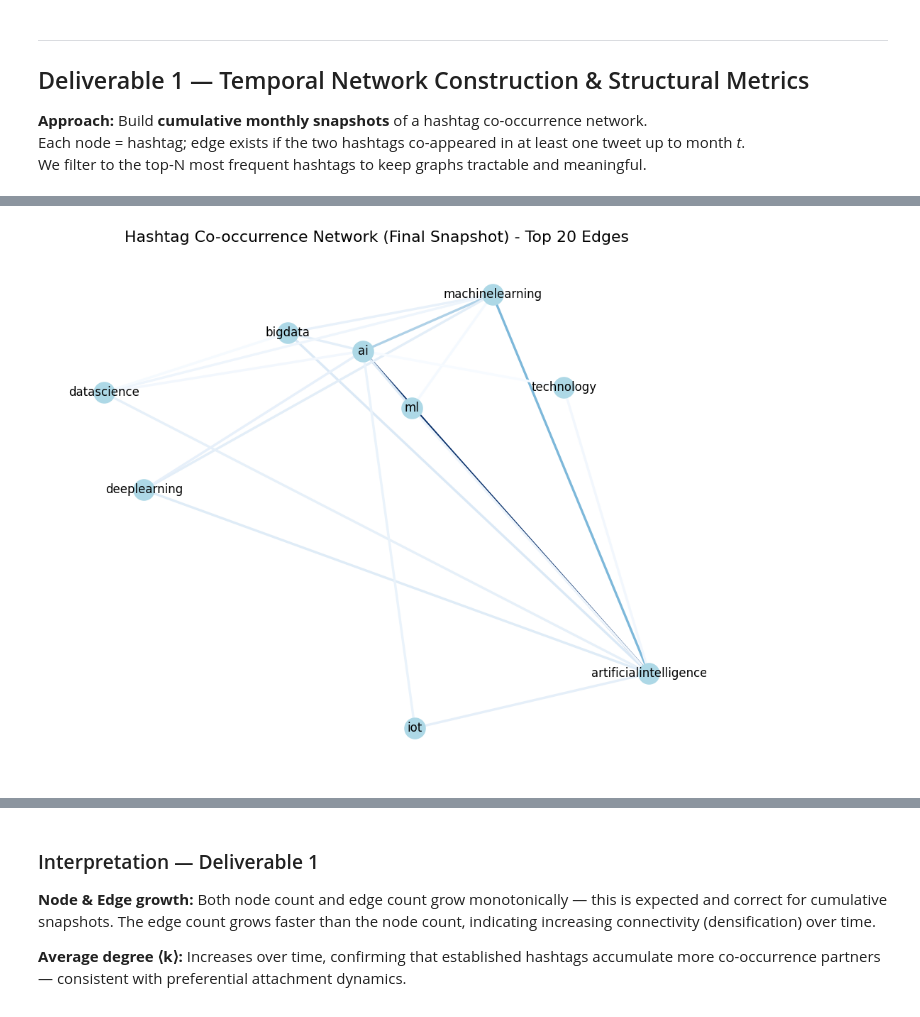
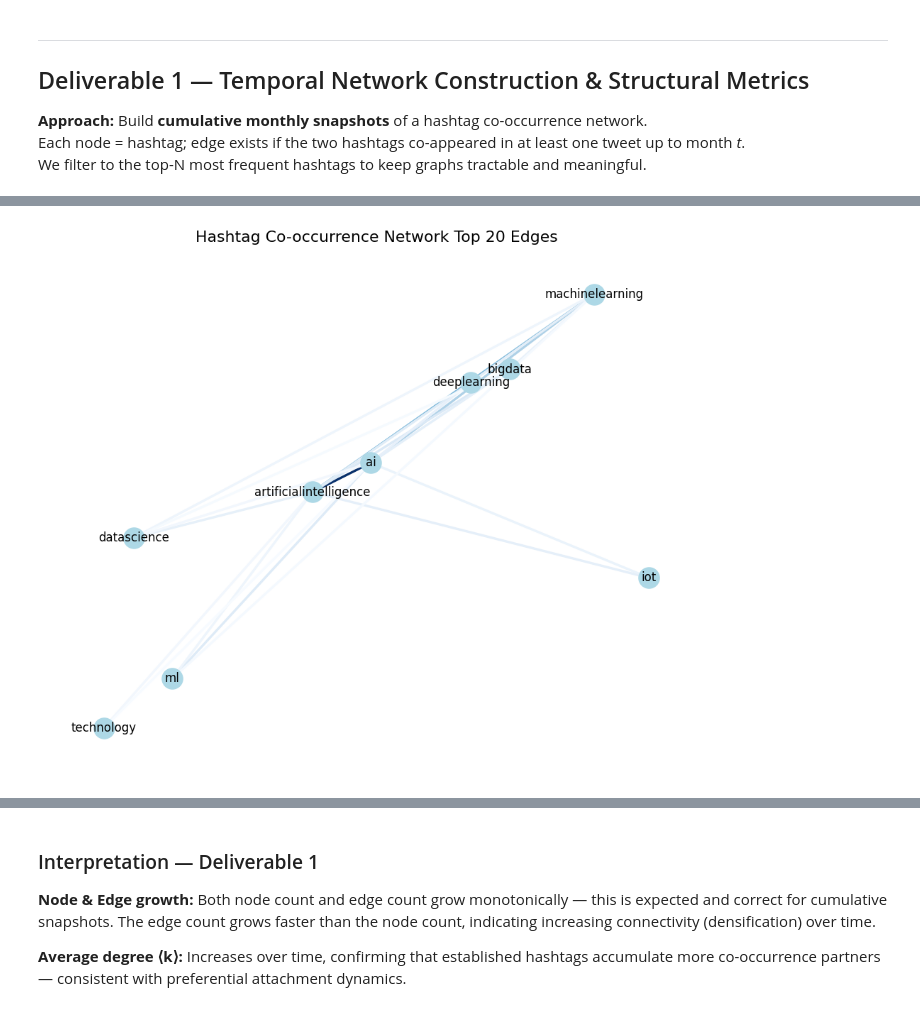
Before and after one commit to n4m4n-3irl4/Temporal-Evoluation-of-Networks, a Jupyter notebook: ai_twitter_temporal_network.ipynb, the cells around one changed output, grey strips where cells are left out. Cells and saved outputs as stored; diff of their text form; code cells hidden in the pictures.

Commit message:
deliverable one finalized on N=500, added csv file for metrics, graph cleaned

```diff
--- a/ai_twitter_temporal_network.ipynb
+++ b/ai_twitter_temporal_network.ipynb
@@ -101,0 +67,4 @@ Top 15 hashtags:
+# %%
+df = df_raw[df_raw['hashtag_list'].apply(len) >= 1].copy()
+df['year_month'] = df['date'].dt.to_period('M')
+df.head()
@@ -107,20 +114,20 @@ Top 15 hashtags:
 Each node = hashtag; edge exists if the two hashtags co-appeared in at least one tweet up to month *t*.
 We filter to the top-N most frequent hashtags to keep graphs tractable and meaningful.
 # %%
-# ── Parameters ───────────────────────────────────────────────────────────────
-TOP_N_TAGS = 300      # restrict node universe to top-N hashtags
-MIN_EDGE_WT = 2       # minimum co-occurrence count for an edge to be retained
+TOP_N_TAGS = 500
+MIN_EDGE_WT = 2
 
 top_tags = set([t for t, _ in tag_counts.most_common(TOP_N_TAGS)])
 
-# ── Build monthly edge lists ─────────────────────────────────────────────────
+
 sorted_months = sorted(df['year_month'].unique())
+print(sorted_months)
 
-# Accumulate co-occurrence counts across all months up to each snapshot
-cumulative_cooc = Counter()   # (u,v) → cumulative count
-snapshots = {}                # month → nx.Graph
+cumulative_cooc = Counter()
+snapshots = {}
 
 for month in sorted_months:
+    print(f'Processing snapshot for {month}...')
     month_rows = df[df['year_month'] == month]
     for tags in month_rows['hashtag_list']:
         filtered = [t for t in tags if t in top_tags]
@@ -143,27 +165,25 @@ Final snapshot: 300 nodes, 25054 edges
 # %%
 # visualise graph
 plt.figure(figsize=(10, 8))
 pos = nx.spring_layout(G, seed=SEED)
 
-# Get top edges by weight
+
 edges = sorted(G.edges(data=True), key=lambda x: x[2]['weight'], reverse=True)[:20]
 edge_weights = [d['weight'] for _, _, d in edges]
 
-# Step 2: Create subgraph
 H = nx.Graph()
 H.add_edges_from([(u, v, d) for u, v, d in edges])
 
-# Normalize edge weights for plotting
 norm = mcolors.Normalize(vmin=min(edge_weights), vmax=max(edge_weights))
 edge_colors = cm.Blues(norm(edge_weights))
 
 nx.draw_networkx_nodes(H, pos, node_size=300, node_color='lightblue')
 nx.draw_networkx_edges(H, pos, edgelist=[(u,v) for u,v,_ in edges], width=2, edge_color=edge_colors)
 nx.draw_networkx_labels(H, pos, font_size=10)
 
-plt.title('Hashtag Co-occurrence Network (Final Snapshot) - Top 20 Edges')
+plt.title('Hashtag Co-occurrence Network Top 20 Edges')
 plt.axis('off')
 plt.show()
 # %% [output]
-[figure, old version]
+[figure, new version]
 # %%
```
Also changed, not shown: parts of 38 cells of this notebook, 3 other files.
